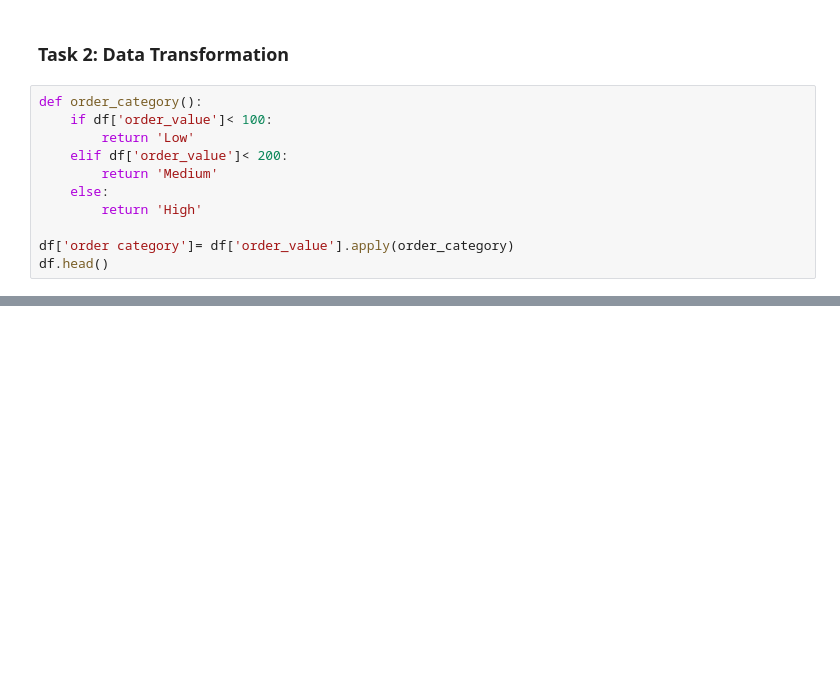
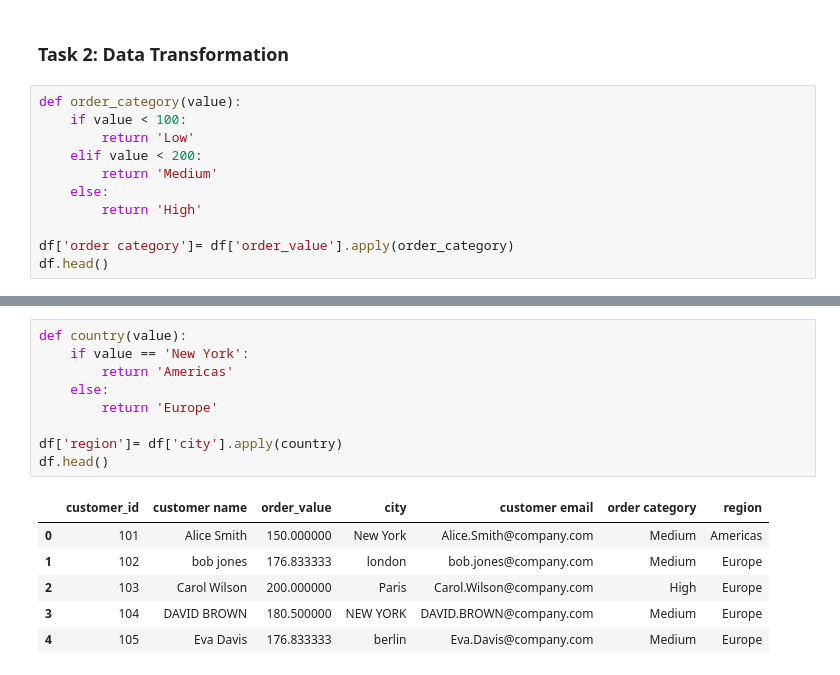
Before and after one commit to KEN-DATALABS/PROJECT-LIST, a Jupyter notebook: OneDrive/Documents/List Project/Project3.ipynb, the cells around one changed output, grey strips where cells are left out. Saved outputs shown, nothing was run; the diff lists cells and outputs as text; blank space fills up the shorter version.

```diff
--- a/OneDrive/Documents/List Project/Project3.ipynb
+++ b/OneDrive/Documents/List Project/Project3.ipynb
@@ -298,10 +298,10 @@ df.head()
 # %% [markdown]
 ### **Task 2: Data Transformation**
 # %%
-def order_category():
-    if df['order_value']< 100:
+def order_category(value):
+    if value < 100:
         return 'Low'
-    elif df['order_value']< 200:
+    elif value < 200:
         return 'Medium'
     else:
         return 'High'
@@ -312,0 +318,16 @@ TypeError: order_category() takes 0 positional arguments but 1 was given
+# %%
+def country(value):
+    if value == 'New York':
+        return 'Americas'
+    else:
+        return 'Europe'
+
+df['region']= df['city'].apply(country)
+df.head()
+# %% [output]
+|  | customer_id | customer name | order_value | city | customer email | order category | region |
+| 0 | 101 | Alice Smith | 150.000000 | New York | Alice.Smith@company.com | Medium | Americas |
+| 1 | 102 | bob jones | 176.833333 | london | bob.jones@company.com | Medium | Europe |
+| 2 | 103 | Carol Wilson | 200.000000 | Paris | Carol.Wilson@company.com | High | Europe |
+| 3 | 104 | DAVID BROWN | 180.500000 | NEW YORK | DAVID.BROWN@company.com | Medium | Europe |
+| 4 | 105 | Eva Davis | 176.833333 | berlin | Eva.Davis@company.com | Medium | Europe |
```
Also changed, not shown: parts of 7 cells of this notebook.
